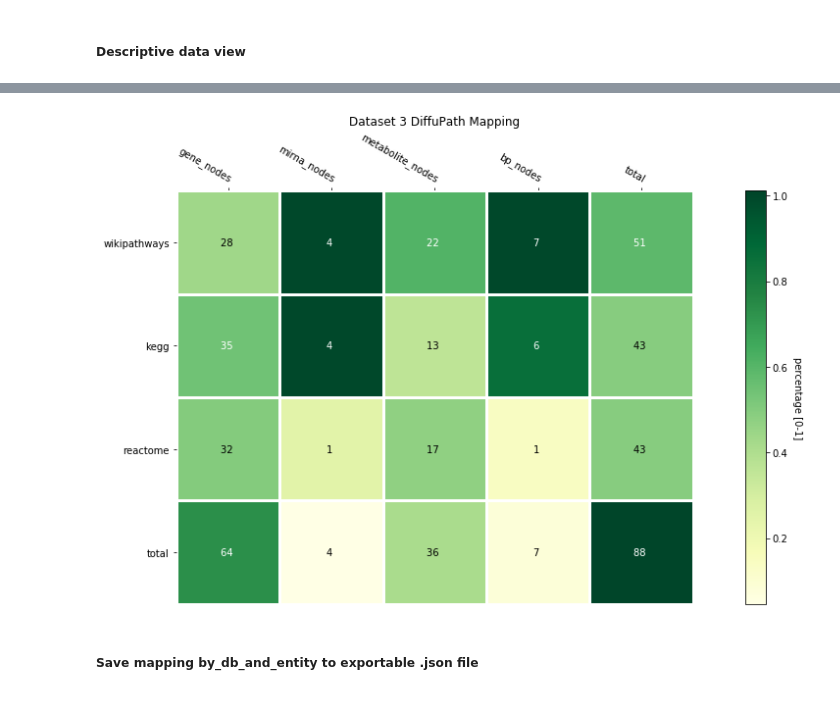
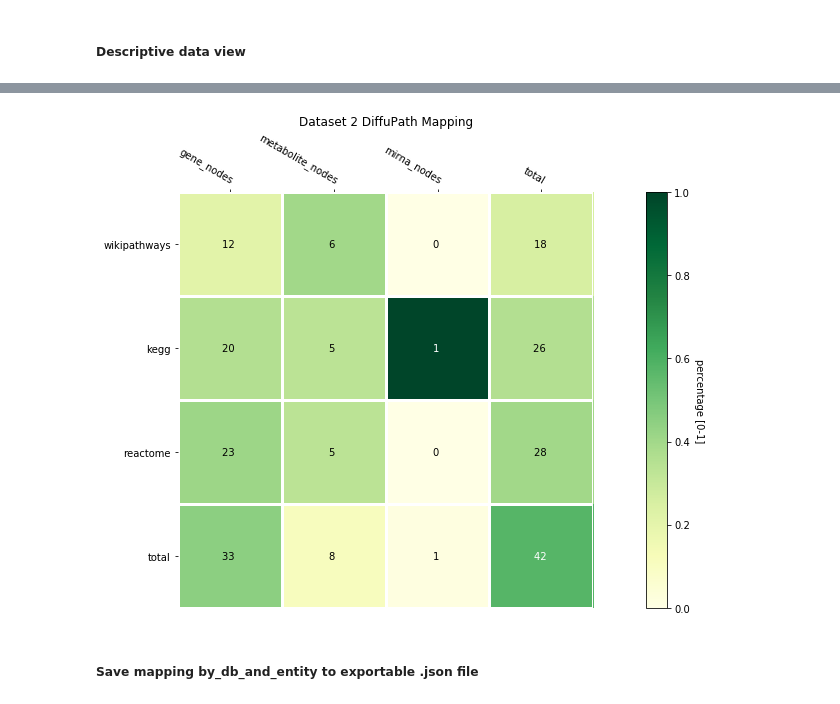
Before and after one commit to multipaths/Results, a Jupyter notebook: notebooks/processing_datasets/dataset_3.ipynb, the cells around one changed output, grey strips where cells are left out. Cells and saved outputs as stored; diff of their text form; code cells hidden in the pictures.

Commit message:
Dataset3 update

```diff
--- a/notebooks/processing_datasets/dataset_3.ipynb
+++ b/notebooks/processing_datasets/dataset_3.ipynb
@@ -64,3 +65,13 @@ processed_input_data = process_input_data(parsed_xls,
                                           cols_titles_mapping = cols_titles_mapping
                                           )
 merged_processed_input_data = {label:score for subtype, entities in processed_input_data.items() for label, score in entities.items()}
+# %%
+selected_input  = {'gene_nodes': processed_input_data['genes'],
+                   'metabolite_nodes': processed_input_data['metabolites'],
+                   'mirnas_nodes': processed_input_data['mirnas'],
+                    }
+selected_input_size  = {'gene_nodes': len(processed_input_data['genes']),
+                   'metabolite_nodes': len(processed_input_data['metabolites']),
+                        'mirnas_nodes': len(processed_input_data['mirnas']),
+                    }
+selected_input
@@ -102,14 +149,10 @@ from diffupy.process_input import mapping_statistics
 # %% [markdown]
 ##### Quantitative
 # %%
-mapping_by_database_and_entity = map_labels_input(input_labels=merged_processed_input_data,
+mapping_by_database_and_entity = map_labels_input(input_labels=selected_input,
                                                   background_labels=bg_labels_from_pathmeuniverse_by_db_and_omic,
-                                                  show_descriptive_stat= True,
-                                                  check_substrings = ['mirna_nodes']
-                                                  )
-
-mapping_by_database_and_entity_statistics = mapping_statistics(merged_processed_input_data,
-                                                               mapping_by_database_and_entity)
+                                                  show_descriptive_stat = True
+                                                 )
 # %% [output]
 Mapping descriptive statistics
 
@@ -131,2 +174,5 @@ total  ((88, 1.0114942528735633))
 # %% [markdown]
 ##### Descriptive data view
+# %%
+mapping_by_database_and_entity_statistics = mapping_statistics(selected_input,
+                                                               mapping_by_database_and_entity)
@@ -132,0 +196,20 @@ total  ((88, 1.0114942528735633))
+# %%
+temp = mapping_by_database_and_entity_statistics['kegg']['mirna_nodes']
+mapping_by_database_and_entity_statistics['kegg'].pop('mirna_nodes')
+mapping_by_database_and_entity_statistics['kegg']['mirna_nodes'] = temp
+
+temp = mapping_by_database_and_entity_statistics['kegg']['total']
+mapping_by_database_and_entity_statistics['kegg'].pop('total')
+mapping_by_database_and_entity_statistics['kegg']['total'] = temp
+
+mapping_by_database_and_entity_statistics['wikipathways']['mirna_nodes'] = (0,0)
+temp = mapping_by_database_and_entity_statistics['wikipathways']['total']
+mapping_by_database_and_entity_statistics['wikipathways'].pop('total')
+mapping_by_database_and_entity_statistics['wikipathways']['total'] = temp
+
+mapping_by_database_and_entity_statistics['reactome']['mirna_nodes'] = (0,0)
+temp = mapping_by_database_and_entity_statistics['reactome']['total']
+mapping_by_database_and_entity_statistics['reactome'].pop('total')
+mapping_by_database_and_entity_statistics['reactome']['total'] = temp
+
+mapping_by_database_and_entity_statistics
@@ -133,9 +233,9 @@ total  ((88, 1.0114942528735633))
 # %%
 count, percentage, db_labels, entity_labels  = get_count_and_labels_from_two_dim_dict(mapping_by_database_and_entity_statistics)
 
-show_heatmap(count, percentage, db_labels, entity_labels, 'Dataset 3 DiffuPath Mapping')
+show_heatmap(count, percentage, db_labels, entity_labels, 'Dataset 2 DiffuPath Mapping')
 # %% [output]
-[figure, old version]
+[figure, new version]
 # %% [markdown]
 ##### Save mapping by_db_and_entity to exportable .json file
 # %%
```
Also changed, not shown: parts of 9 cells of this notebook, 2 other files.
